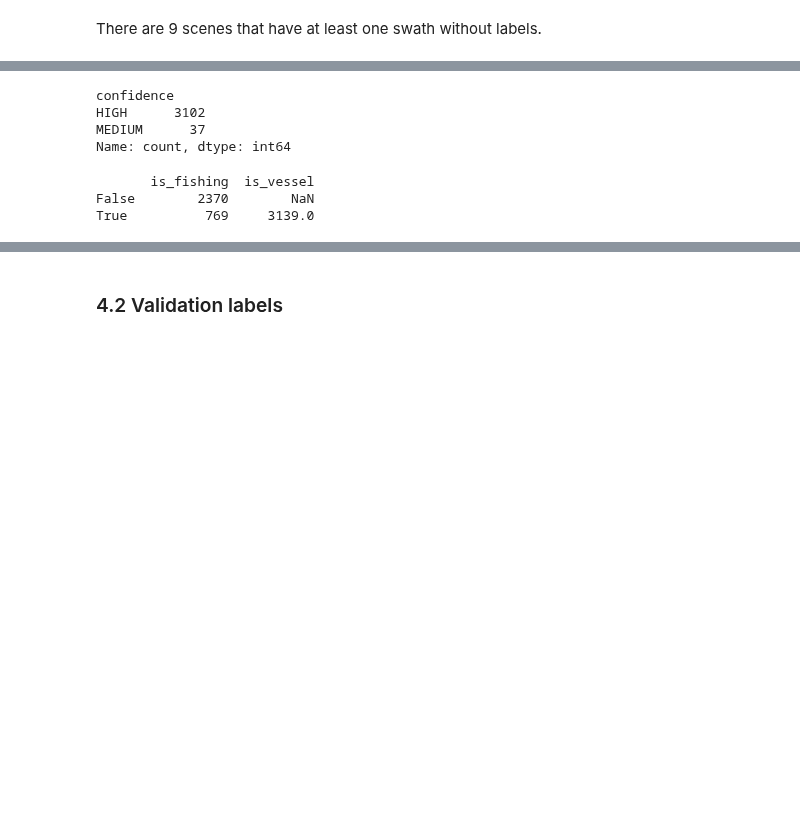
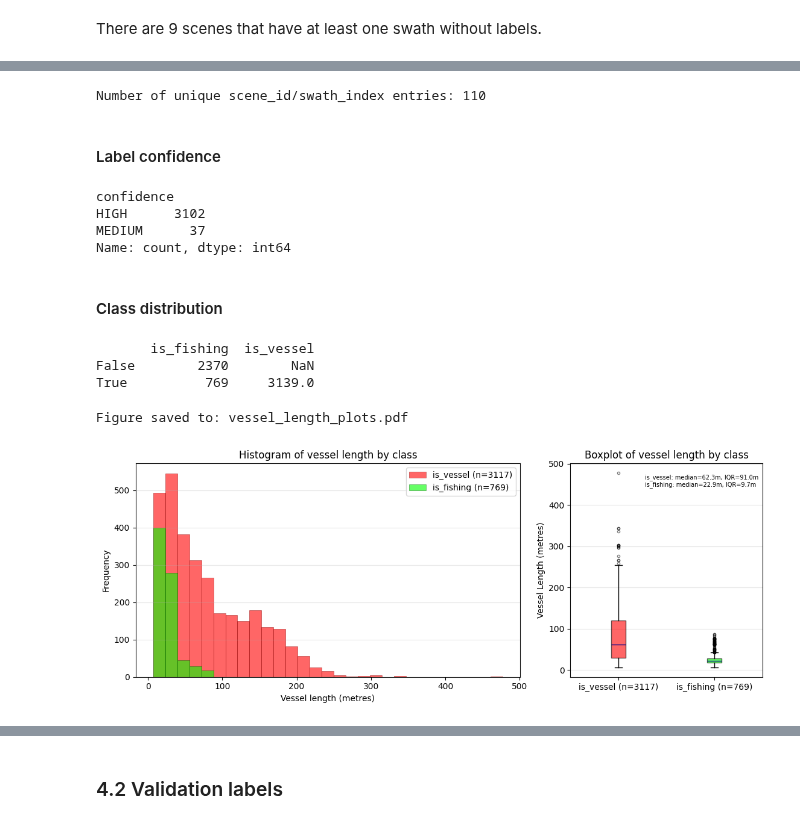
Before and after one commit to pmillitz/SARship-detect, a Jupyter notebook: working/SARFish_Project_Part_1.ipynb, the cells around one changed output, grey strips where cells are left out. Drawn from its saved outputs; the diff is of its cells as text; code cells hidden in the pictures; blank space fills up the shorter version.

```diff
--- a/working/SARFish_Project_Part_1.ipynb
+++ b/working/SARFish_Project_Part_1.ipynb
@@ -348,3 +342,13 @@ Number of unique scene_id/swath_index entries: 110
+# %%
+# Determine the number of unique scene_id/swath_index combinations present.
+# This will indicate the total number of images that meet the selection criteria.
+unique_combinations = df_labels_train_filt[['scene_id', 'swath_index']].drop_duplicates()
+count_images = len(unique_combinations)
+print(f"Number of unique scene_id/swath_index entries: {count_images}")
+# %% [output]
+Number of unique scene_id/swath_index entries: 110
+# %% [markdown]
+#### Label confidence
 # %%
 # Count and display the number of 'HIGH' and 'MEDIUM' confidence labels (including duplicates) in the train dataset
 labels_count = df_labels_train_filt['confidence'].value_counts()
@@ -354,6 +358,8 @@ confidence
 HIGH      3102
 MEDIUM      37
 Name: count, dtype: int64
+# %% [markdown]
+#### Class distribution
 # %%
 # Count and display the number of non-fishing vessel and fishing vessel labels in the train dataset
 class_count = df_labels_train_filt[['is_fishing', 'is_vessel']].apply(pd.Series.value_counts)
@@ -362,4 +368,11 @@ print(class_count)
        is_fishing  is_vessel
 False        2370        NaN
 True          769     3139.0
+# %%
+from plot_vessel_lengths import *
+# Plot of histogram of vessel lengths by class
+plot_vessel_length_hist_and_box(df_labels_train_filt, save_path='vessel_length_plots.pdf')
+# %% [output]
+Figure saved to: vessel_length_plots.pdf
+[figure, added]
 # %% [markdown]
```
Also changed, not shown: parts of 46 cells of this notebook.
